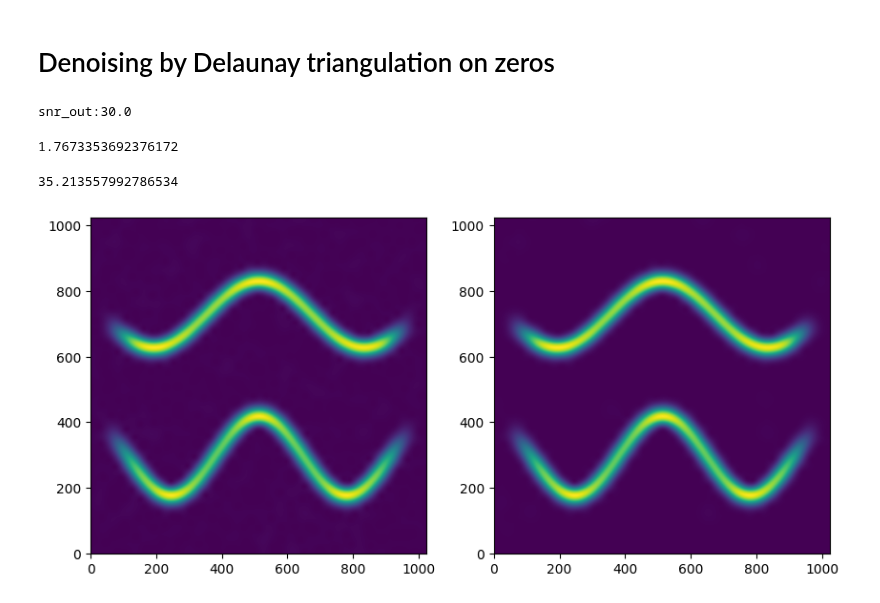
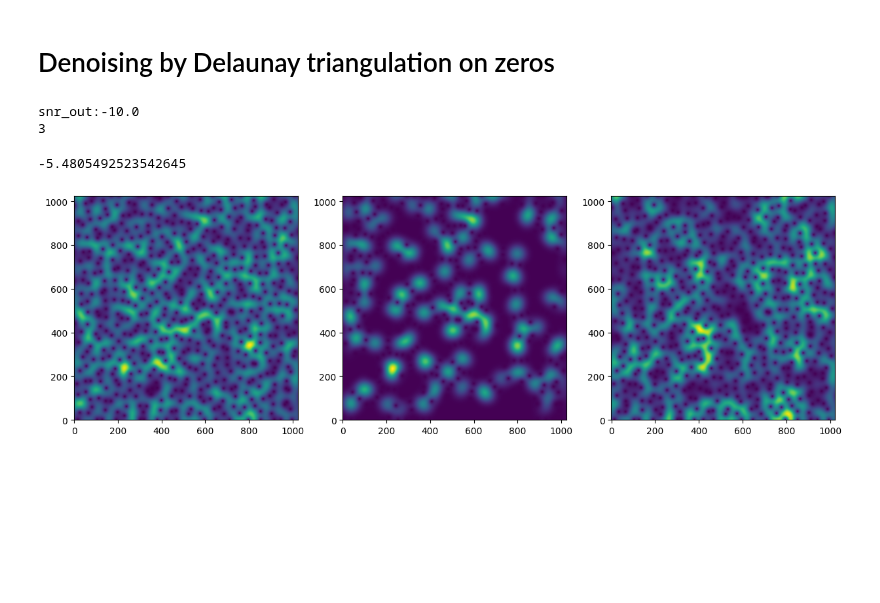
Before and after one commit to jmiramont/benchmarks-detection-denoising, a Jupyter notebook: notebooks/demo_method_delaunay_triangulation.ipynb, the cells around one changed output. Drawn from its saved outputs; the diff is of its cells as text; code cells hidden in the pictures; blank space fills up the shorter version.

```diff
--- a/notebooks/demo_method_delaunay_triangulation.ipynb
+++ b/notebooks/demo_method_delaunay_triangulation.ipynb
@@ -10,29 +10,31 @@ from benchmark_demo.utilstf import *
 from benchmark_demo.SignalBank import SignalBank
 from methods.method_delaunay_triangulation import delaunay_triangulation_denoising
 # %%
-np.random.seed(10)
+# np.random.seed(10)
 # signal parameters
-SNRin = 30
+SNRin = -10
 N = 2**10
 # Nsub = 2**12
-sbank = SignalBank(N=N,)
+sbank = SignalBank(N=N, return_signal=True)
 tmin = sbank.tmin
 tmax = sbank.tmax
 # s = sbank.signal_linear_chirp()
-s = sbank.signal_mc_parallel_chirps_unbalanced()
+# s = sbank.signal_mc_parallel_chirps_unbalanced()
 # s = sbank.signal_mc_parallel_chirps()
 
 # s = sbank.signal_mc_multi_linear()
 # s = sbank.signal_cos_chirp()
-s = sbank.signal_mc_double_cos_chirp()
+# s = sbank.signal_mc_double_cos_chirp()
 # s = sbank.signal_mc_on_off_tones()
-# s = sbank.signal_mc_synthetic_mixture_2() # Mala.
+s = sbank.signal_mc_synthetic_mixture()
 # s = sbank.signal_mc_multi_cos_2()
 
 signal, noise = add_snr(s,SNRin, complex_noise=False)
 # signal = s + noise*np.sqrt(N/Nsub)
+print(s.total_comps)
 # %% [output]
-snr_out:30.0
+snr_out:-10.0
+3
 # %%
 Nfft = 2*N
 g,T = get_round_window(Nfft)
@@ -48,21 +50,16 @@ output = delaunay_triangulation_denoising(signal,
 signal_output, mask, tri, tri_select, zeros = ( output[key] for key in
                                     ('s_r','mask','tri','tri_select','zeros')
                                     )
-# %% [output]
-1.7673353692376172
 # %%
 S_output, F_output, _, _ = get_spectrogram(signal_output, window = g)
-print(10*np.log10((np.sum(s**2))/(np.sum((s-signal_output)**2))))
+print(10*np.log10((np.sum(s[tmin:tmax]**2))/(np.sum((s[tmin:tmax]-signal_output[tmin:tmax])**2))))
 # %% [output]
-35.213557992786534
+-5.4805492523542645
 # %%
-fig, ax = plt.subplots(1,2,figsize = (10,5))
+fig, ax = plt.subplots(1,3,figsize = (15,5))
 ax[0].imshow(abs(F), origin='lower')#, cmap=cmocean.cm.deep)
 ax[1].imshow(abs(F_output), origin='lower')#, cmap=cmocean.cm.deep)
-
-# ax[0].plot(signal.instf[0]*Nfft,'r')
-# ax[0].plot(signal.instf[1]*Nfft,'r')
-# ax[0].plot(signal.instf[2]*Nfft,'r')
+ax[2].imshow(abs(F_output-F), origin='lower')#, cmap=cmocean.cm.deep)
 plt.show()
 # %% [output]
-[figure, old version]
+[figure, new version]
```
Also changed, not shown: 9 other files.
